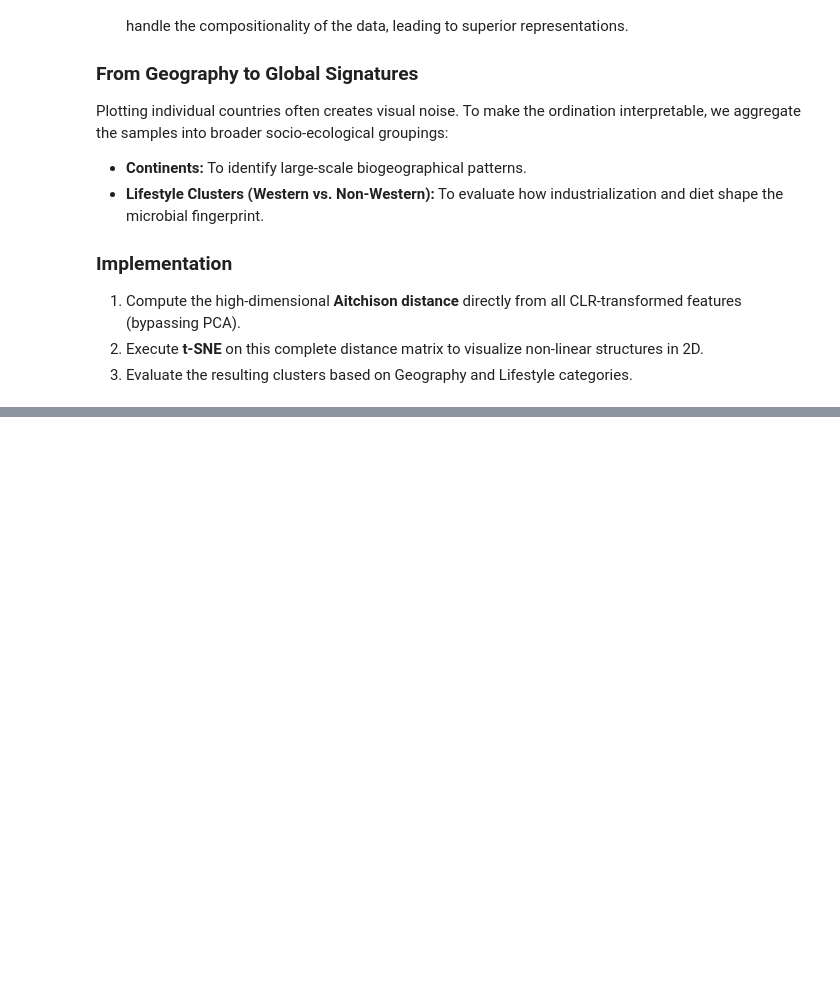
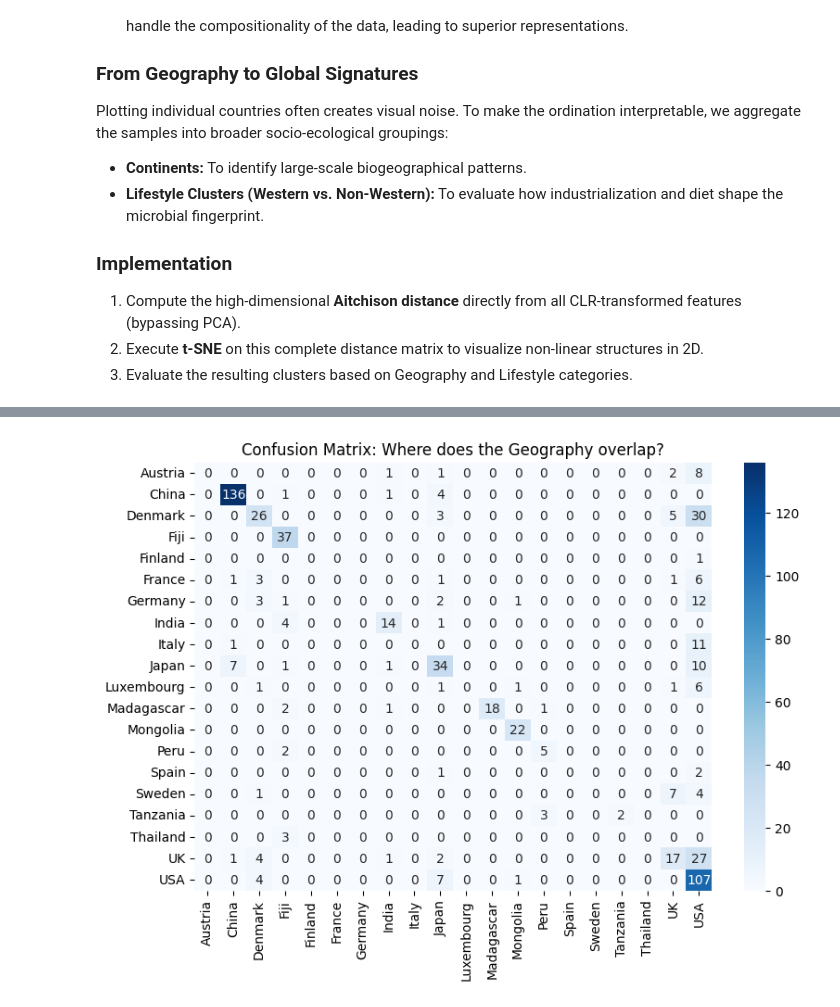
Before and after one commit to dafi03/PA1_repo, a Jupyter notebook: notebook/Tsne.ipynb, the cells around one changed output, grey strips where cells are left out. Cells and saved outputs as stored; diff of their text form; code cells hidden in the pictures; blank space fills up the shorter version.

```diff
--- a/notebook/Tsne.ipynb
+++ b/notebook/Tsne.ipynb
@@ -198,0 +79,24 @@ Plotting complete. Color-coded by Lifestyle (Western n=1573, Non-Western n=1555)
+# %%
+# 1. Prepare your "t-SNE Features"
+# We use the 2D coordinates as our predictors
+X_coords = df_plot[['tsne_1', 'tsne_2']]
+y = df_plot['Geography']
+
+# 2. Split the data
+# We hide 20% of the data to see if the map generalizes to "unknown" samples
+X_train, X_test, y_train, y_test = train_test_split(
+    X_coords, y, test_size=0.2, random_state=42, stratify=y
+)
+
+# 3. Train the Classifier (as per Xu et al. 2020 recommendation)
+# 'rbf' kernel allows for non-linear borders on your 2D map
+clf = SVC(kernel='rbf', C=1.0, probability=True)
+clf.fit(X_train, y_train)
+
+# 4. Evaluate
+y_pred = clf.predict(X_test)
+acc = accuracy_score(y_test, y_pred)
+
+print(f"Classification Accuracy based on t-SNE map: {acc:.2%}")
+print("\nDetailed Report per Country:")
+print(classification_report(y_test, y_pred))
@@ -198,0 +121,8 @@ Plotting complete. Color-coded by Lifestyle (Western n=1573, Non-Western n=1555)
+# %%
+plt.figure(figsize=(9,6))
+cm = confusion_matrix(y_test, y_pred)
+sns.heatmap(cm, annot=True, fmt='d', xticklabels=clf.classes_, yticklabels=clf.classes_, cmap='Blues')
+plt.title("Confusion Matrix: Where does the Geography overlap?")
+plt.show()
+# %% [output]
+[figure, added]
```
Also changed, not shown: parts of 9 cells of this notebook, 1 other file.
